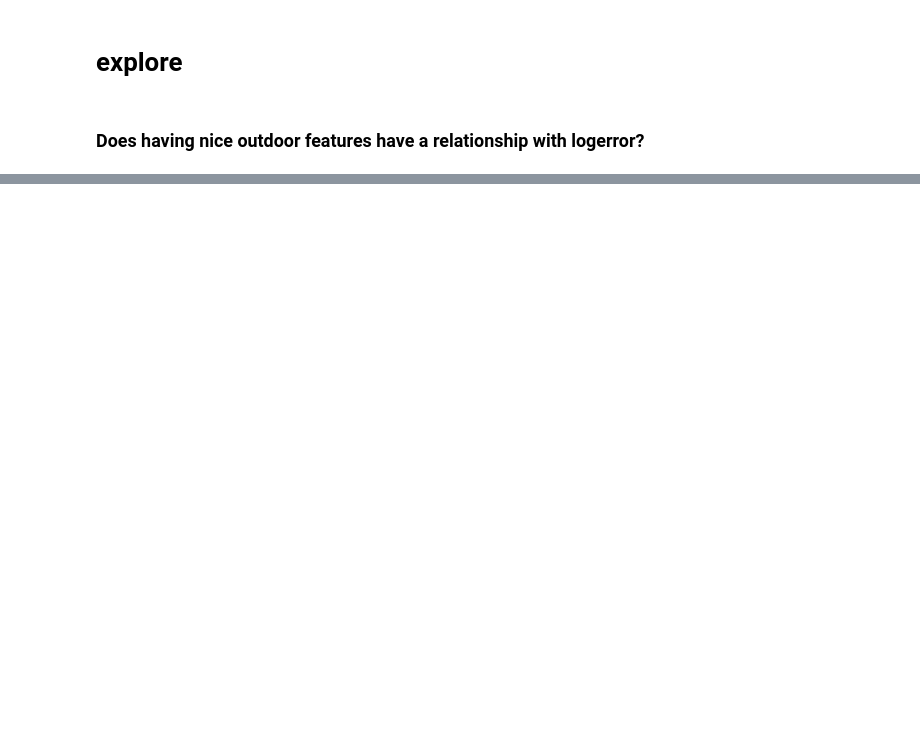
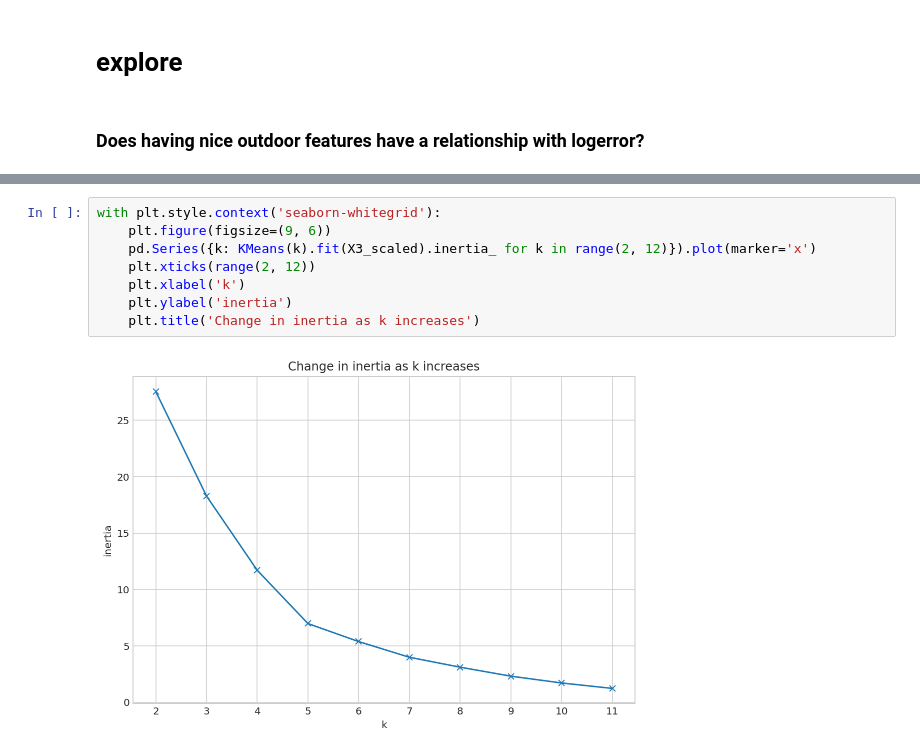
Before and after one commit to L-G-B-Team/clustering-project, a Jupyter notebook: Naomi's_workbook.ipynb, the cells around one changed output, grey strips where cells are left out. Saved outputs shown, nothing was run; the diff lists cells and outputs as text; blank space fills up the shorter version.

```diff
--- a/Naomi's_workbook.ipynb
+++ b/Naomi's_workbook.ipynb
@@ -92,0 +126,10 @@ train.groupby('cluster3')['garage_car_count', 'pool_count', 'lot_sqft'].mean()
+# %%
+with plt.style.context('seaborn-whitegrid'):
+    plt.figure(figsize=(9, 6))
+    pd.Series({k: KMeans(k).fit(X3_scaled).inertia_ for k in range(2, 12)}).plot(marker='x')
+    plt.xticks(range(2, 12))
+    plt.xlabel('k')
+    plt.ylabel('inertia')
+    plt.title('Change in inertia as k increases')
+# %% [output]
+[figure, added]
```
Also changed, not shown: parts of 36 cells of this notebook.
